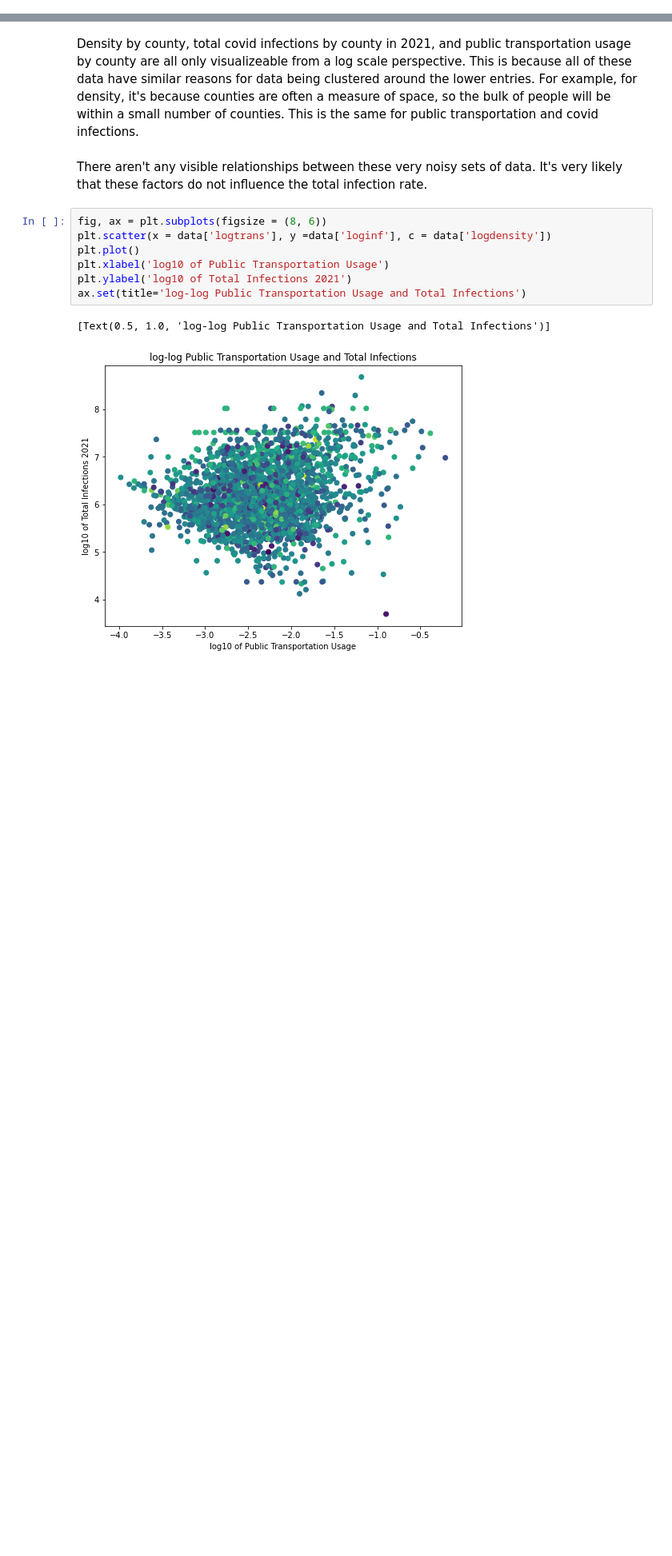
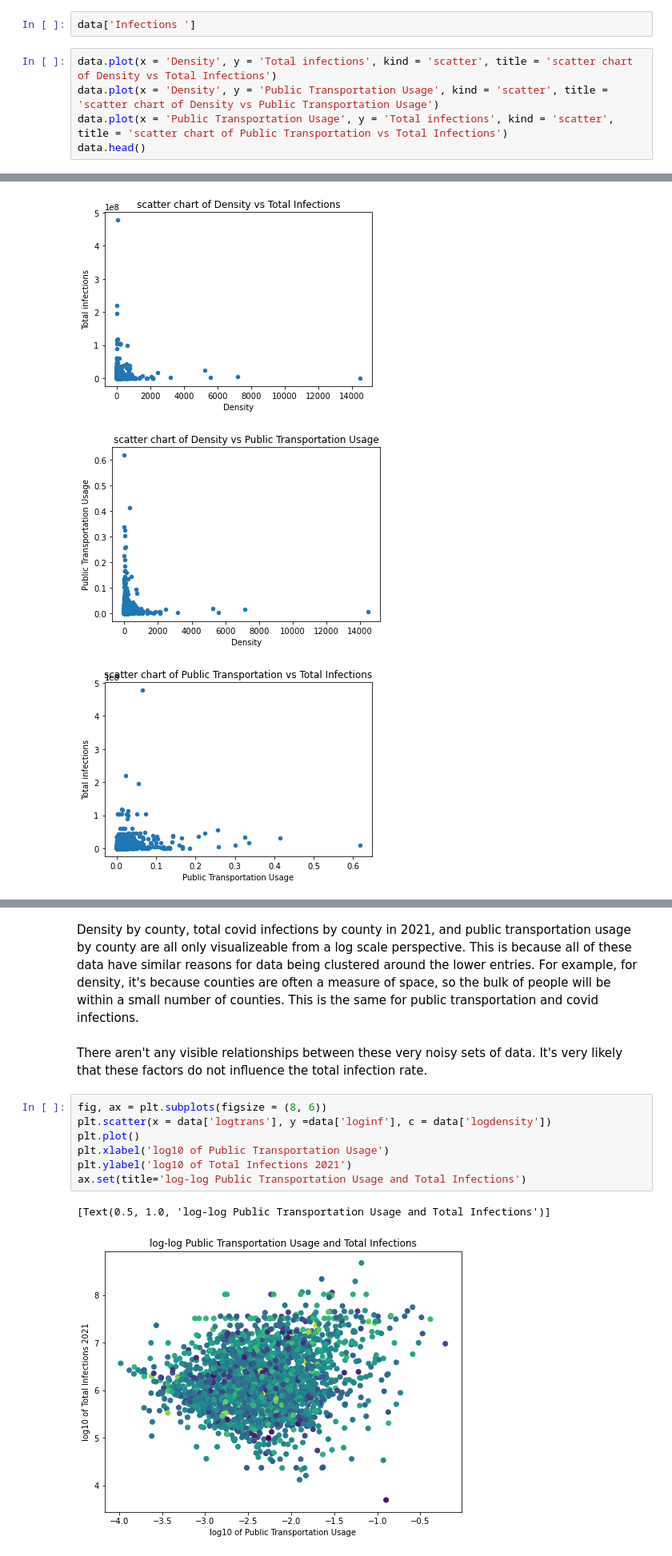
Before and after one commit to mdsnbutler/ChE_2410_Project_1_COVID-Factors, a Jupyter notebook: 2_datavisualization.ipynb, the cells around one changed output, grey strips where cells are left out. Shown at 80% size. Saved outputs shown, nothing was run; the diff lists cells and outputs as text; blank space fills up the shorter version.

```diff
--- a/2_datavisualization.ipynb
+++ b/2_datavisualization.ipynb
@@ -0,0 +36,8 @@
+# %%
+data['Infections ']
+# %%
+data.plot(x = 'Density', y = 'Total infections', kind = 'scatter', title = 'scatter chart of Density vs Total Infections')
+data.plot(x = 'Density', y = 'Public Transportation Usage', kind = 'scatter', title = 'scatter chart of Density vs Public Transportation Usage')
+data.plot(x = 'Public Transportation Usage', y = 'Total infections', kind = 'scatter', title = 'scatter chart of Public Transportation vs Total Infections')
+data.head()
+# %% [output]
@@ -1 +50,4 @@
+[figure, added]
+[figure, added]
+[figure, added]
 # %%
```
Also changed, not shown: parts of 3 cells of this notebook, 8 other files.
